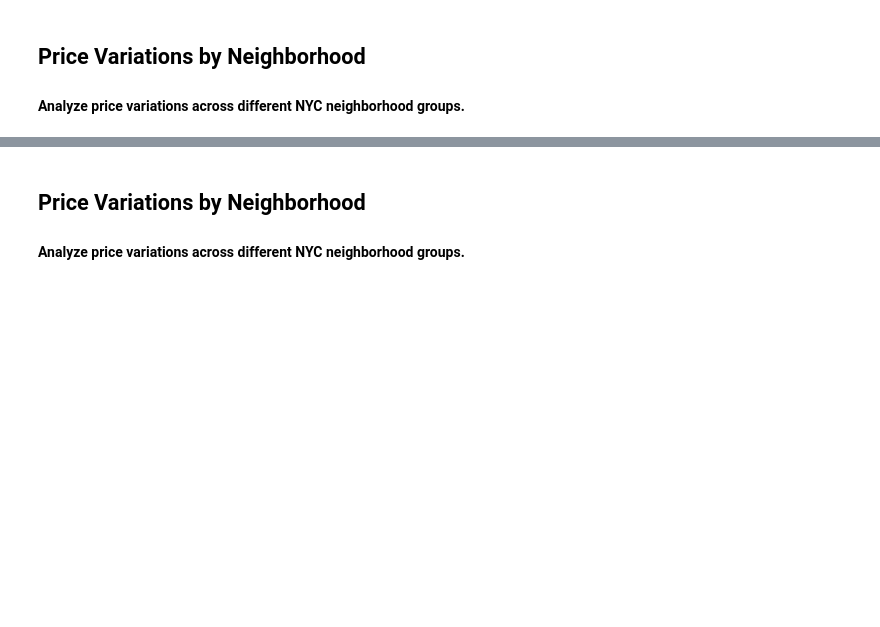
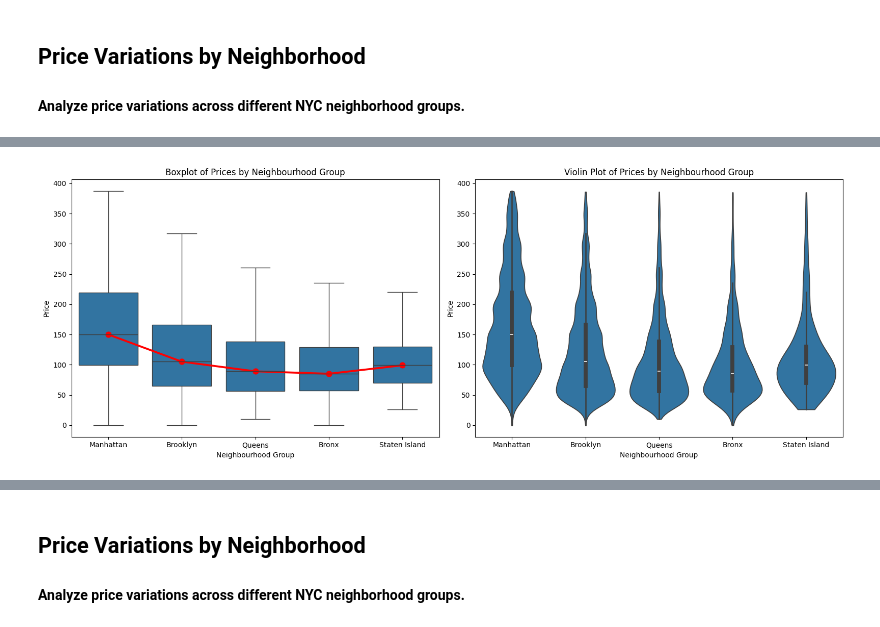
Before and after one commit to shreydd1980/Airbnb_NYC_2023, a Jupyter notebook: Airbnb_NYC_23.ipynb, the cells around one changed output, grey strips where cells are left out. Saved outputs shown, nothing was run; the diff lists cells and outputs as text; code cells hidden in the pictures; blank space fills up the shorter version.

```diff
--- a/Airbnb_NYC_23.ipynb
+++ b/Airbnb_NYC_23.ipynb
@@ -1003,3 +1011,21 @@ price_var
+# %%
+fig, axes = plt.subplots(1, 2, figsize=(16,6))
+
+sns.boxplot(x="neighbourhood_group", y="price", data=df, ax=axes[0], showfliers=False)
+sns.pointplot(x="neighbourhood_group", y="price", data=df, estimator=np.median, color="red", ci=None, ax=axes[0])
+axes[0].set_title("Boxplot of Prices by Neighbourhood Group")
+axes[0].set_ylabel("Price")
+axes[0].set_xlabel("Neighbourhood Group")
+
+sns.violinplot(x="neighbourhood_group", y="price", data=df, cut=0, scale="width", ax=axes[1])
+axes[1].set_title("Violin Plot of Prices by Neighbourhood Group")
+axes[1].set_ylabel("Price")
+axes[1].set_xlabel("Neighbourhood Group")
+
+plt.tight_layout()
+plt.show()
+# %% [output]
+[figure, added]
 # %% [markdown]
 **Observations:**
 
```
Also changed, not shown: parts of 28 cells of this notebook.
